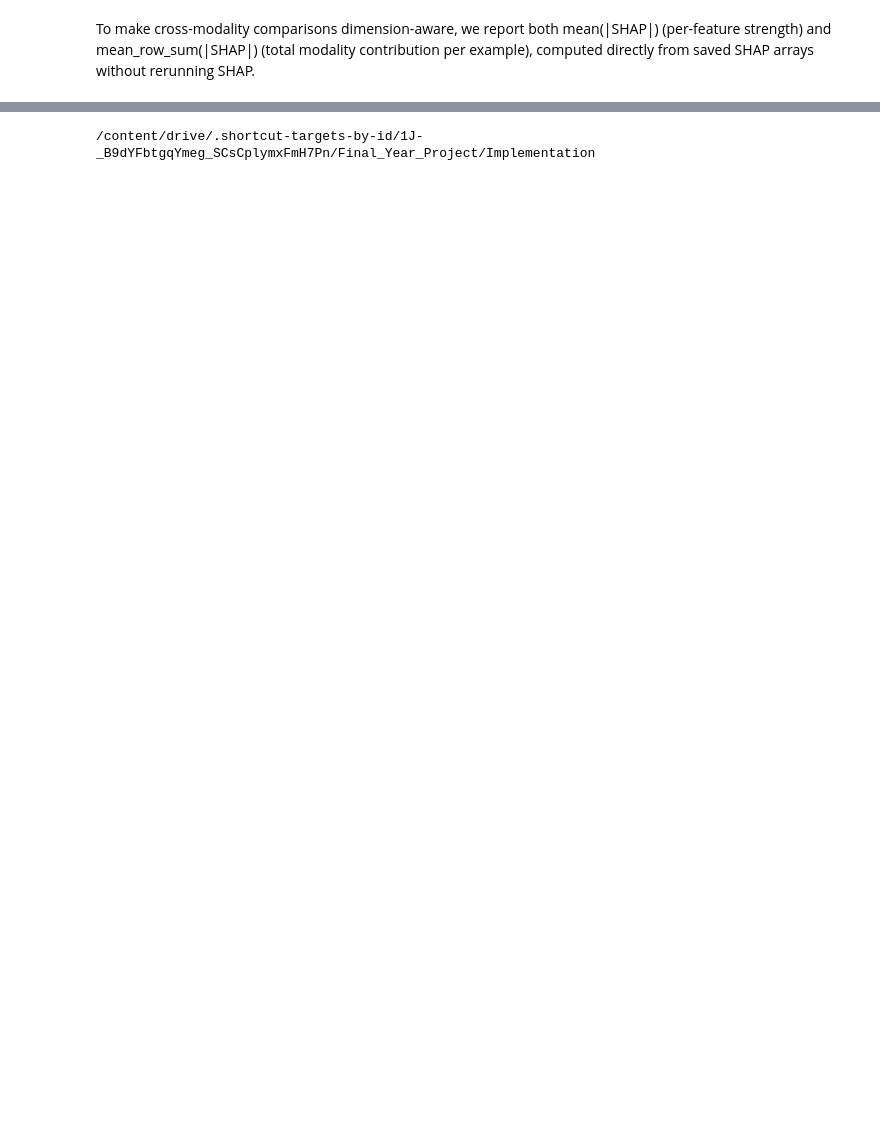
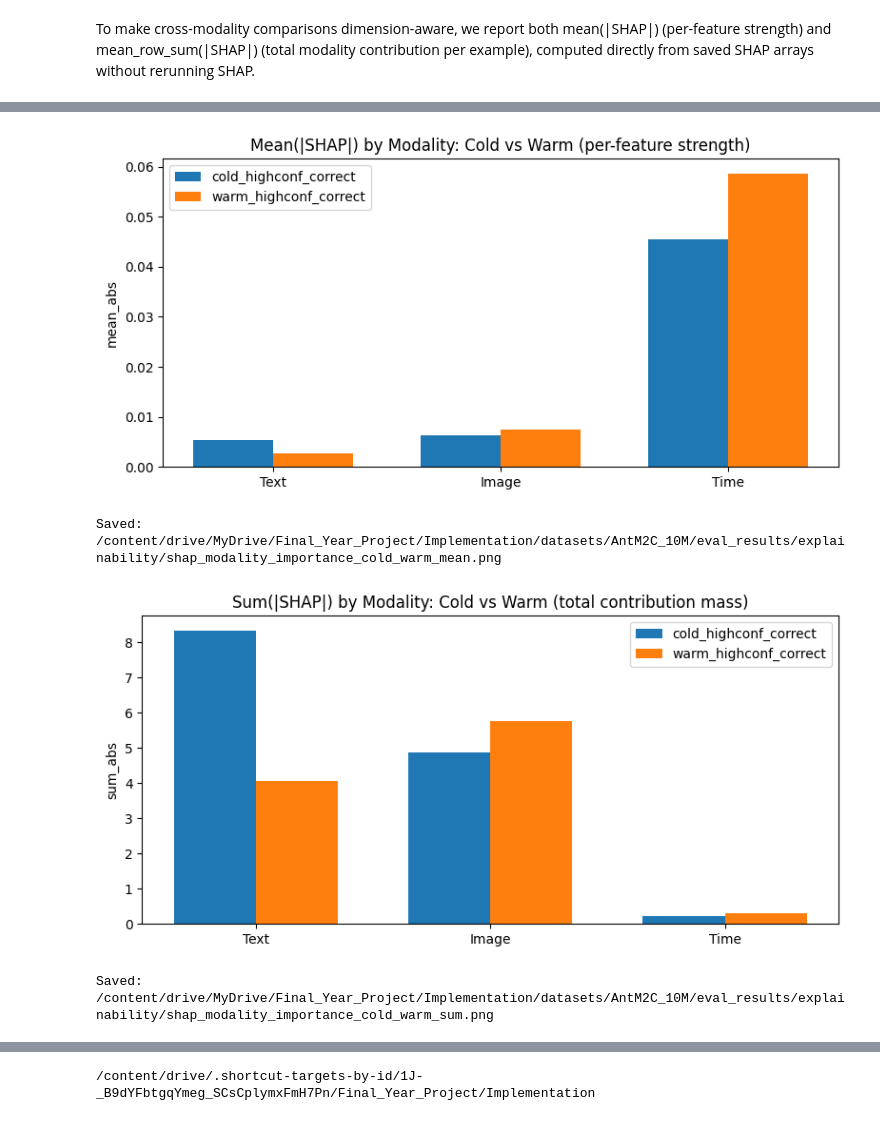
Before and after one commit to sheebaboy33/ColdFusionX, a Jupyter notebook: notebooks/10_explainability.ipynb, the cells around one changed output, grey strips where cells are left out. Saved outputs shown, nothing was run; the diff lists cells and outputs as text; code cells hidden in the pictures; blank space fills up the shorter version.

Commit message:
explainability: added visualisation plots using matplotlib and shap waterfall for explainability

```diff
--- a/notebooks/10_explainability.ipynb
+++ b/notebooks/10_explainability.ipynb
@@ -1622,0 +1645,47 @@ To make cross-modality comparisons dimension-aware, we report both mean(|SHAP|)
+# %%
+def plot_modality_bars(df, cohort_a, cohort_b, metric_prefix, title, out_path):
+    """
+    metric_prefix: 'mean_abs' or 'sum_abs'
+    expects columns: text_<prefix>, image_<prefix>, time_<prefix>
+    """
+    row_a = df.loc[df["cohort"] == cohort_a].iloc[0]
+    row_b = df.loc[df["cohort"] == cohort_b].iloc[0]
+
+    labels = ["Text", "Image", "Time"]
+    a_vals = [row_a[f"text_{metric_prefix}"], row_a[f"image_{metric_prefix}"], row_a[f"time_{metric_prefix}"]]
+    b_vals = [row_b[f"text_{metric_prefix}"], row_b[f"image_{metric_prefix}"], row_b[f"time_{metric_prefix}"]]
+
+    x = np.arange(len(labels))
+    width = 0.35
+
+    plt.figure(figsize=(8,4))
+    plt.bar(x - width/2, a_vals, width, label=cohort_a)
+    plt.bar(x + width/2, b_vals, width, label=cohort_b)
+    plt.xticks(x, labels)
+    plt.ylabel(metric_prefix)
+    plt.title(title)
+    plt.legend()
+    plt.tight_layout()
+    plt.savefig(out_path, dpi=200)
+    plt.show()
+    plt.close()
+
+    print("Saved:", out_path)
+# %%
+# Cold vs Warm
+plot_modality_bars(
+    shap_sum, "cold_highconf_correct", "warm_highconf_correct", "mean_abs",
+    "Mean(|SHAP|) by Modality: Cold vs Warm (per-feature strength)",
+    os.path.join(explain_dir, "shap_modality_importance_cold_warm_mean.png")
+)
+print("\n")
+plot_modality_bars(
+    shap_sum, "cold_highconf_correct", "warm_highconf_correct", "sum_abs",
+    "Sum(|SHAP|) by Modality: Cold vs Warm (total contribution mass)",
+    os.path.join(explain_dir, "shap_modality_importance_cold_warm_sum.png")
+)
+# %% [output]
+[figure, added]
+Saved: /content/drive/MyDrive/Final_Year_Project/Implementation/datasets/AntM2C_10M/eval_results/explainability/shap_modality_importance_cold_warm_mean.png
+[figure, added]
+Saved: /content/drive/MyDrive/Final_Year_Project/Implementation/datasets/AntM2C_10M/eval_results/explainability/shap_modality_importance_cold_warm_sum.png
```
Also changed, not shown: parts of 17 cells of this notebook.
